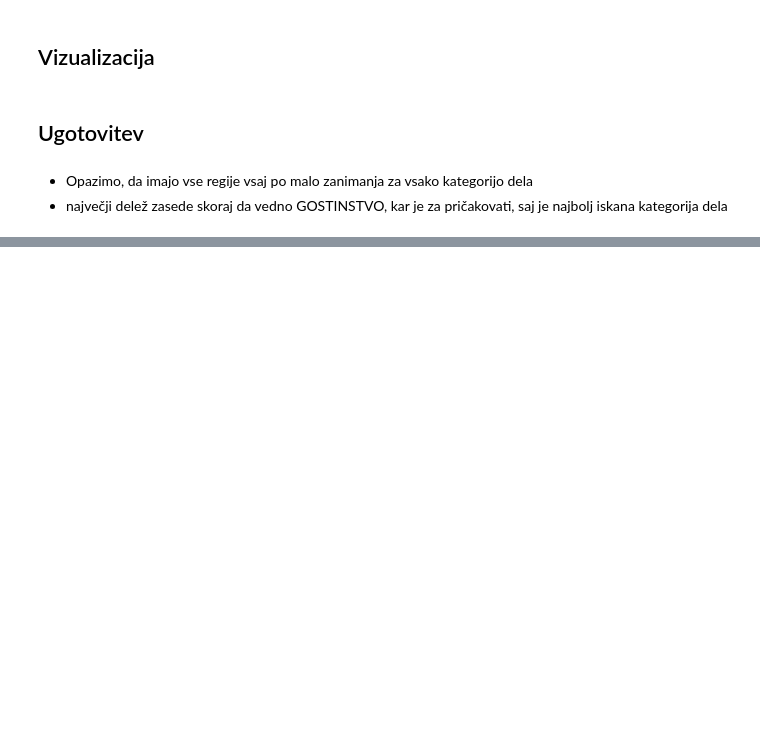
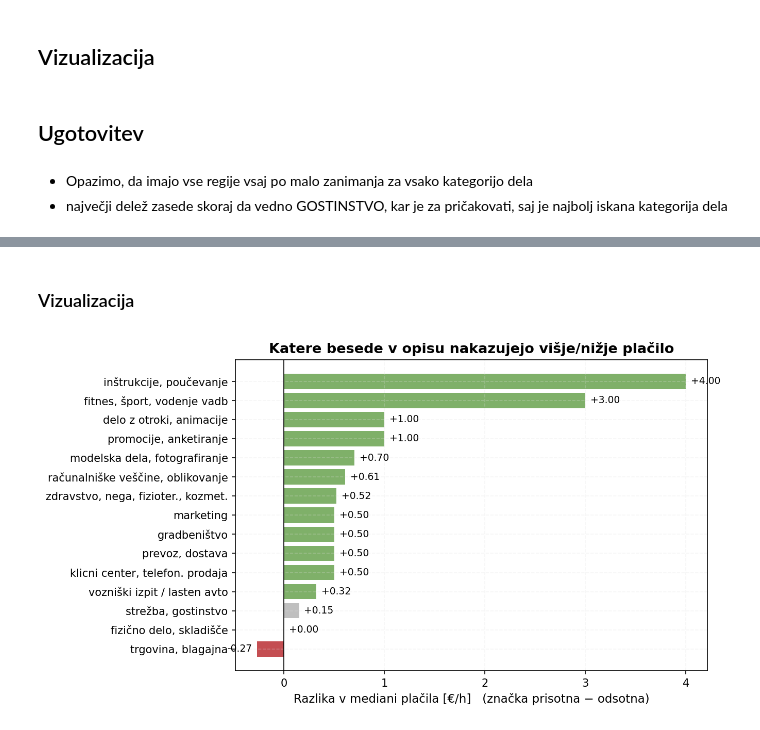
Before and after one commit to svenko99/PR2608, a Jupyter notebook: src/notebook/rezultati.ipynb, the cells around one changed output, grey strips where cells are left out. Drawn from its saved outputs; the diff is of its cells as text; code cells hidden in the pictures; blank space fills up the shorter version.

```diff
--- a/src/notebook/rezultati.ipynb
+++ b/src/notebook/rezultati.ipynb
@@ -1775,0 +1930,20 @@ fig.show()
+# %% [markdown]
+### Vizualizacija
+# %%
+# Stolpčni graf razlik v mediani plačila — zeleno = pozitiven signal, rdeče = negativen
+order = kw_table.sort_values("razlika €/h")
+colors = ["#C44E52" if d < 0 else ("#7FB069" if d > 0.3 else "#BFBFBF") for d in order["razlika €/h"]]
+
+fig, ax = plt.subplots(figsize=(9, 5))
+bars = ax.barh(order["značka"], order["razlika €/h"], color=colors)
+ax.axvline(0, color="black", linewidth=0.8)
+ax.set_xlabel("Razlika v mediani plačila [€/h]   (značka prisotna − odsotna)")
+ax.set_title("Katere besede v opisu nakazujejo višje/nižje plačilo")
+for b, v in zip(bars, order["razlika €/h"]):
+    ax.text(v + (0.05 if v >= 0 else -0.05), b.get_y() + b.get_height() / 2,
+            f"{v:+.2f}", va="center",
+            ha="left" if v >= 0 else "right", fontsize=9)
+plt.tight_layout()
+plt.show()
+# %% [output]
+[figure, added]
```
Also changed, not shown: parts of 39 cells of this notebook, 2 other files.
